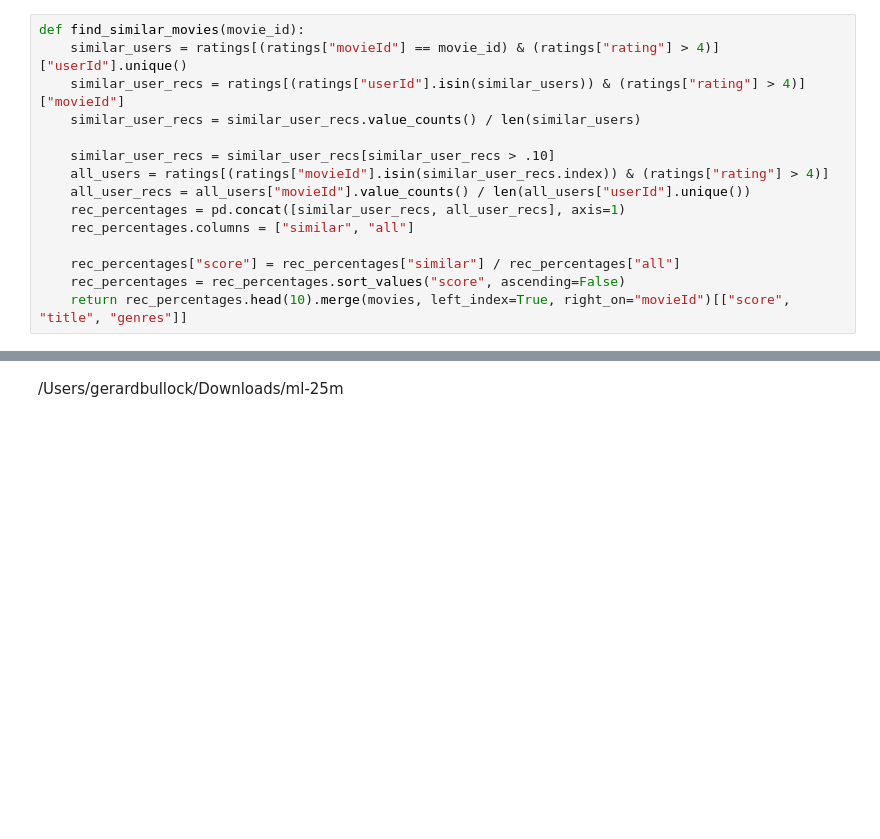
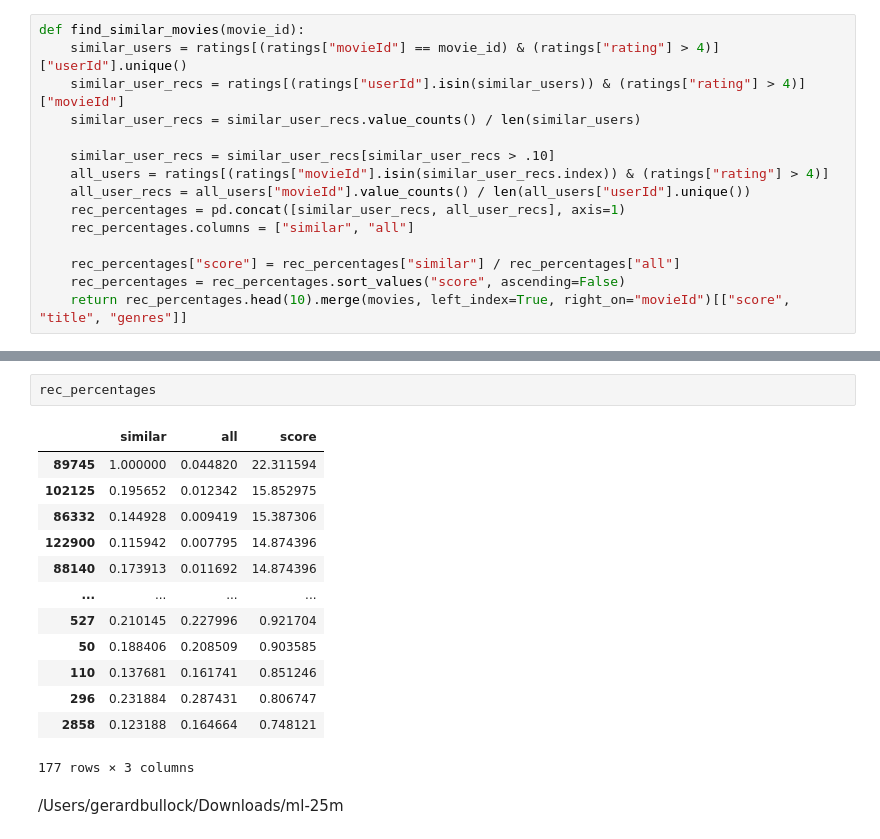
Before and after one commit to gerardbullock/gerardbullock.github.io, a Jupyter notebook: Movie_Recommender.ipynb, the cells around one changed output, grey strips where cells are left out. Drawn from its saved outputs; the diff is of its cells as text; blank space fills up the shorter version.

```diff
--- a/Movie_Recommender.ipynb
+++ b/Movie_Recommender.ipynb
@@ -316,2 +290,18 @@ Text(value='Toy Story', description='Movie Title:')
+# %%
+rec_percentages
+# %% [output]
+|  | similar | all | score |
+| 89745 | 1.000000 | 0.044820 | 22.311594 |
+| 102125 | 0.195652 | 0.012342 | 15.852975 |
+| 86332 | 0.144928 | 0.009419 | 15.387306 |
+| 122900 | 0.115942 | 0.007795 | 14.874396 |
+| 88140 | 0.173913 | 0.011692 | 14.874396 |
+| ... | ... | ... | ... |
+| 527 | 0.210145 | 0.227996 | 0.921704 |
+| 50 | 0.188406 | 0.208509 | 0.903585 |
+| 110 | 0.137681 | 0.161741 | 0.851246 |
+| 296 | 0.231884 | 0.287431 | 0.806747 |
+| 2858 | 0.123188 | 0.164664 | 0.748121 |
+177 rows × 3 columns
 # %% [markdown]
 /Users/gerardbullock/Downloads/ml-25m
```
Also changed, not shown: parts of 11 cells of this notebook.
